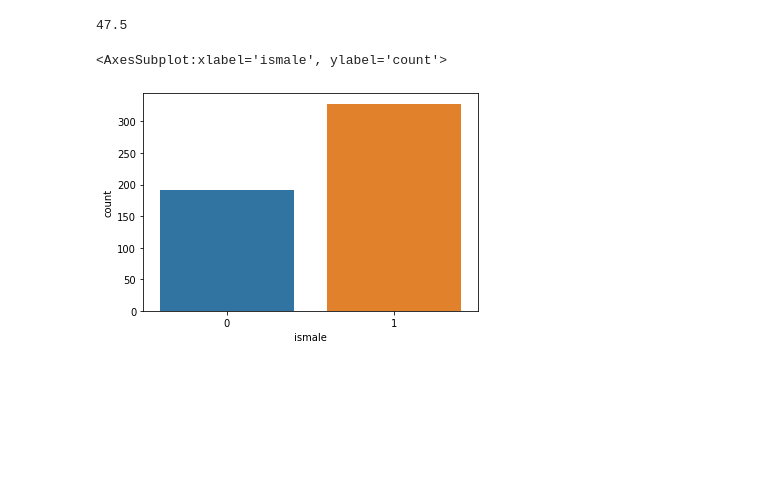
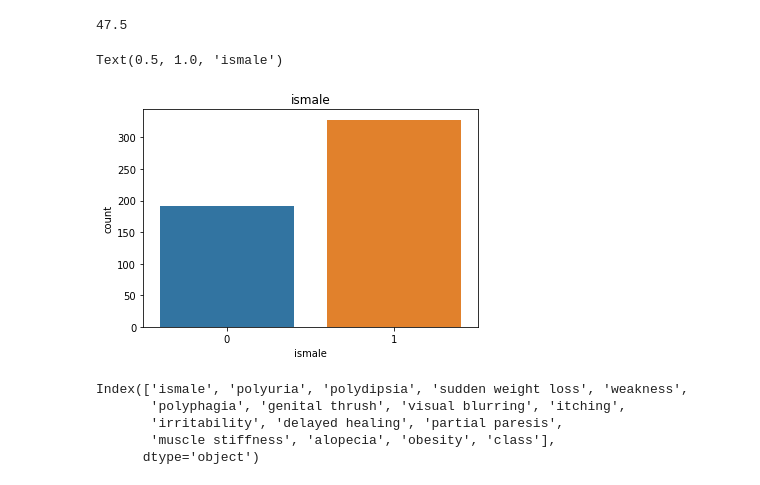
Before and after one commit to fabiokrone/DS_early_diabetes_detection, a Jupyter notebook: project-early-diabetes-detection.ipynb, the cells around one changed output. Cells and saved outputs as stored; diff of their text form; code cells hidden in the pictures; blank space fills up the shorter version.

```diff
--- a/project-early-diabetes-detection.ipynb
+++ b/project-early-diabetes-detection.ipynb
@@ -204,6 +206,16 @@ df['age'].median()
 # %%
 # create a countplot for ismale
 sns.countplot(df['ismale'])
+plt.title('ismale')
 # %% [output]
-<AxesSubplot:xlabel='ismale', ylabel='count'>
+Text(0.5, 1.0, 'ismale')
-[figure, old version]
+[figure, new version]
+# %%
+columns = df.columns[1:]
+columns
+# %% [output]
+Index(['ismale', 'polyuria', 'polydipsia', 'sudden weight loss', 'weakness',
+       'polyphagia', 'genital thrush', 'visual blurring', 'itching',
+       'irritability', 'delayed healing', 'partial paresis',
+       'muscle stiffness', 'alopecia', 'obesity', 'class'],
+      dtype='object')
```
Also changed, not shown: parts of 15 cells of this notebook.
